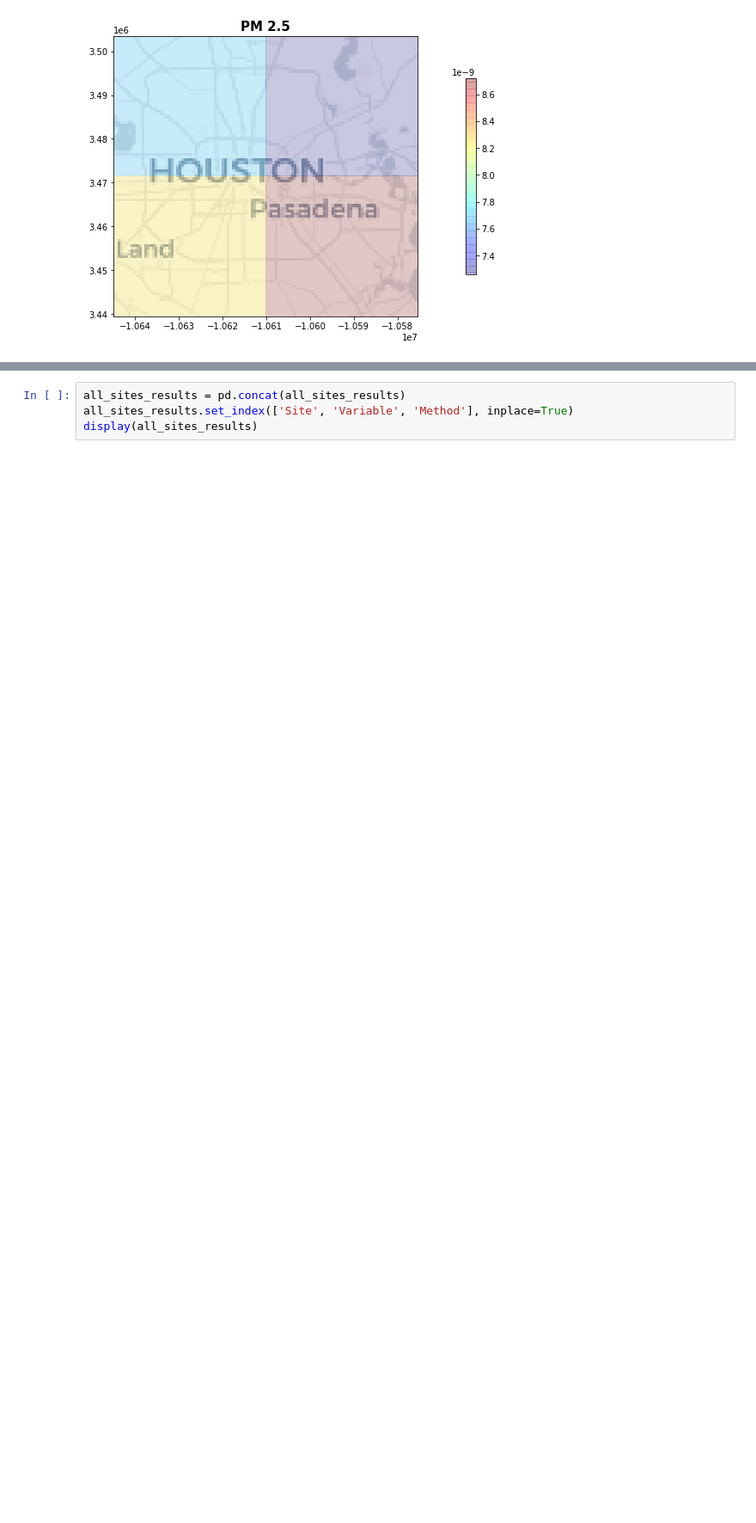
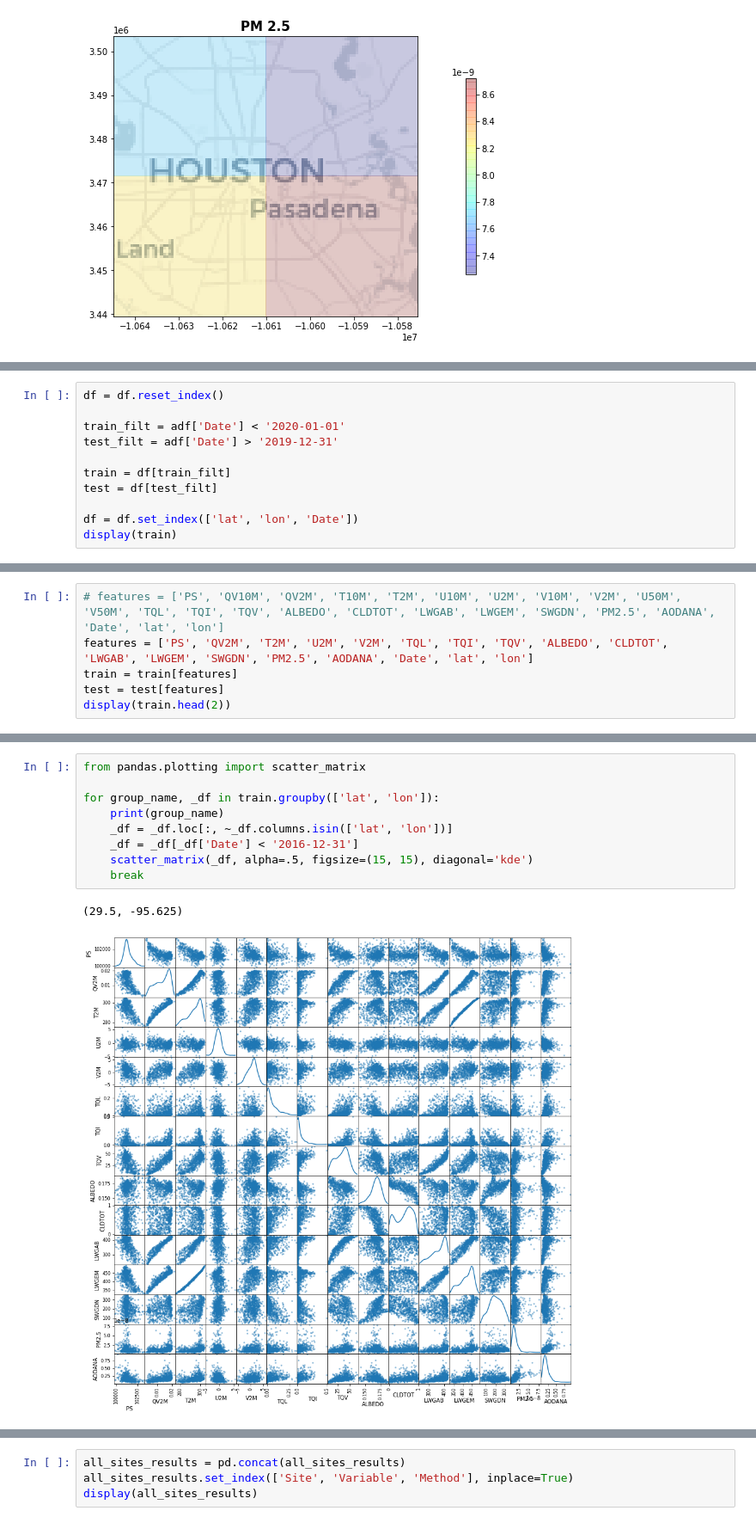
Before and after one commit to K20shores/HoustonPM2.5, a Jupyter notebook: Houston.ipynb, the cells around one changed output, grey strips where cells are left out. Shown at 86% size. Drawn from its saved outputs; the diff is of its cells as text; blank space fills up the shorter version.

Commit message:
paring data down, extracting subset of variables for training

```diff
--- a/Houston.ipynb
+++ b/Houston.ipynb
@@ -122,0 +176,11 @@ plt.show();
+# %%
+df = df.reset_index()
+
+train_filt = adf['Date'] < '2020-01-01'
+test_filt = adf['Date'] > '2019-12-31'
+
+train = df[train_filt]
+test = df[test_filt]
+
+df = df.set_index(['lat', 'lon', 'Date'])
+display(train)
@@ -122,0 +217,6 @@ plt.show();
+# %%
+# features = ['PS', 'QV10M', 'QV2M', 'T10M', 'T2M', 'U10M', 'U2M', 'V10M', 'V2M', 'U50M', 'V50M', 'TQL', 'TQI', 'TQV', 'ALBEDO', 'CLDTOT', 'LWGAB', 'LWGEM', 'SWGDN', 'PM2.5', 'AODANA', 'Date', 'lat', 'lon']
+features = ['PS', 'QV2M', 'T2M', 'U2M', 'V2M', 'TQL', 'TQI', 'TQV', 'ALBEDO', 'CLDTOT', 'LWGAB', 'LWGEM', 'SWGDN', 'PM2.5', 'AODANA', 'Date', 'lat', 'lon']
+train = train[features]
+test = test[features]
+display(train.head(2))
@@ -123 +227,13 @@ plt.show();
+# %%
+from pandas.plotting import scatter_matrix
+
+for group_name, _df in train.groupby(['lat', 'lon']):
+    print(group_name)
+    _df = _df.loc[:, ~_df.columns.isin(['lat', 'lon'])]
+    _df = _df[_df['Date'] < '2016-12-31']
+    scatter_matrix(_df, alpha=.5, figsize=(15, 15), diagonal='kde')
+    break
+# %% [output]
+(29.5, -95.625)
+[figure, added]
 # %%
```
Also changed, not shown: parts of 13 cells of this notebook.
